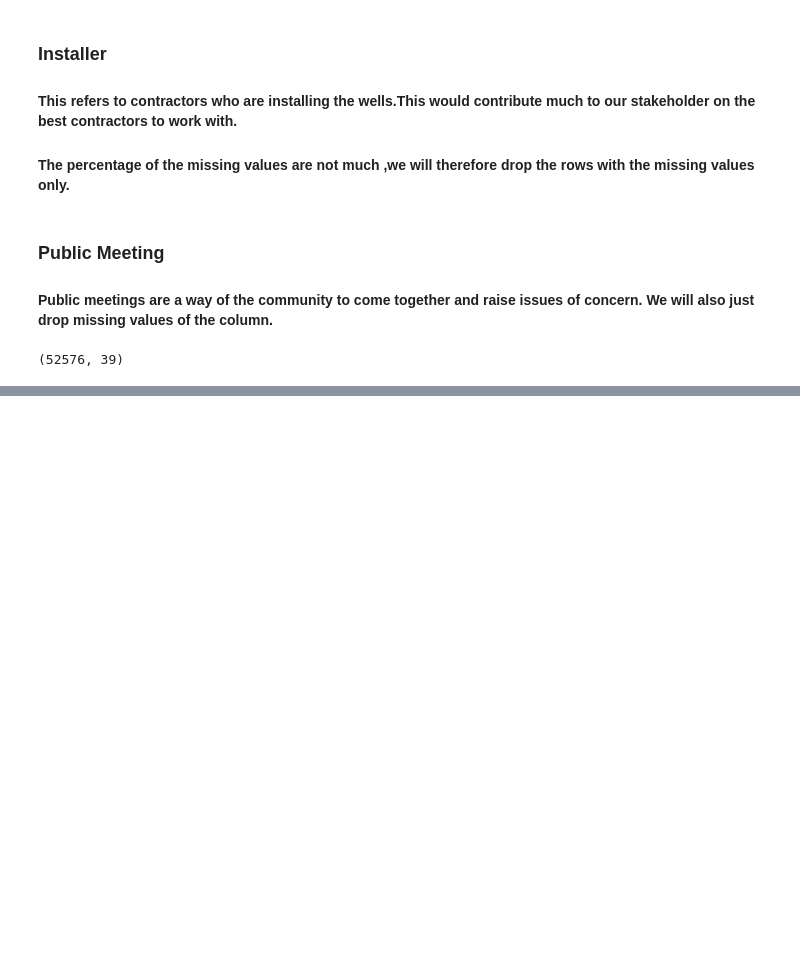
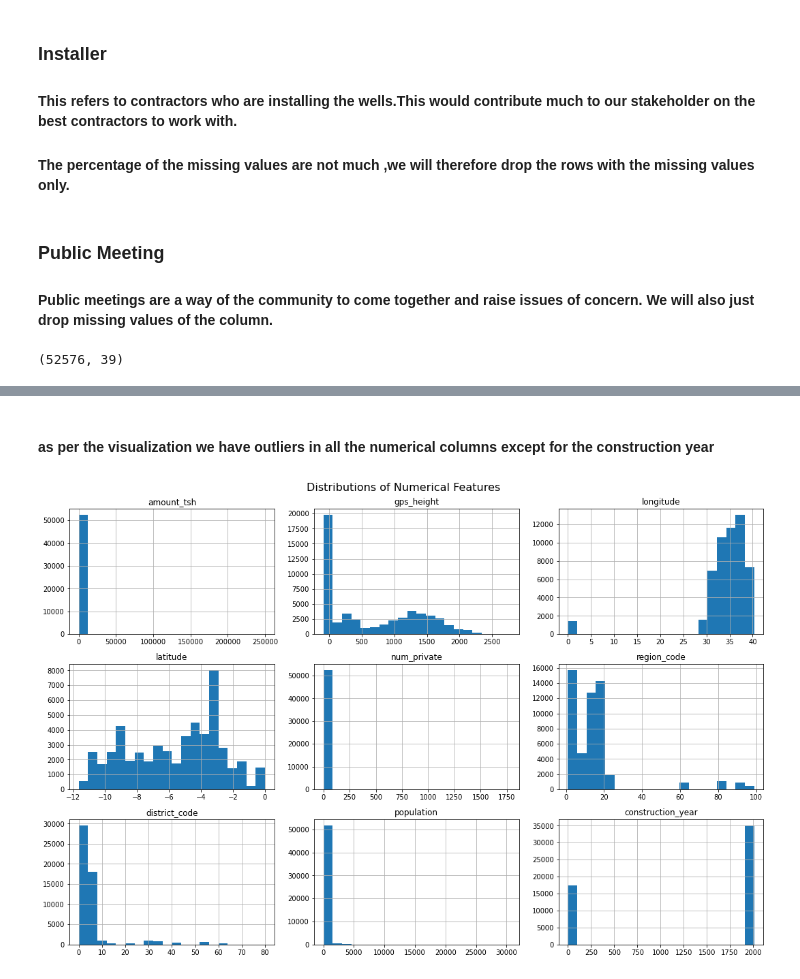
Before and after one commit to CharityPM/tanzanian-water-wells-prediction, a Jupyter notebook: waterwellsprediction.ipynb, the cells around one changed output, grey strips where cells are left out. Cells and saved outputs as stored; diff of their text form; code cells hidden in the pictures; blank space fills up the shorter version.

```diff
--- a/waterwellsprediction.ipynb
+++ b/waterwellsprediction.ipynb
@@ -217,0 +353,11 @@ df.shape
+# %% [markdown]
+#### as per the visualization we have outliers in all the numerical columns except for the construction year
+# %%
+
+numerical_cols = df.select_dtypes(include='number').columns.tolist()
+df[numerical_cols].hist(bins=20, figsize=(15, 10))
+plt.suptitle("Distributions of Numerical Features", fontsize=16)
+plt.tight_layout()
+plt.show()
+# %% [output]
+[figure, added]
```
Also changed, not shown: parts of 18 cells of this notebook.
